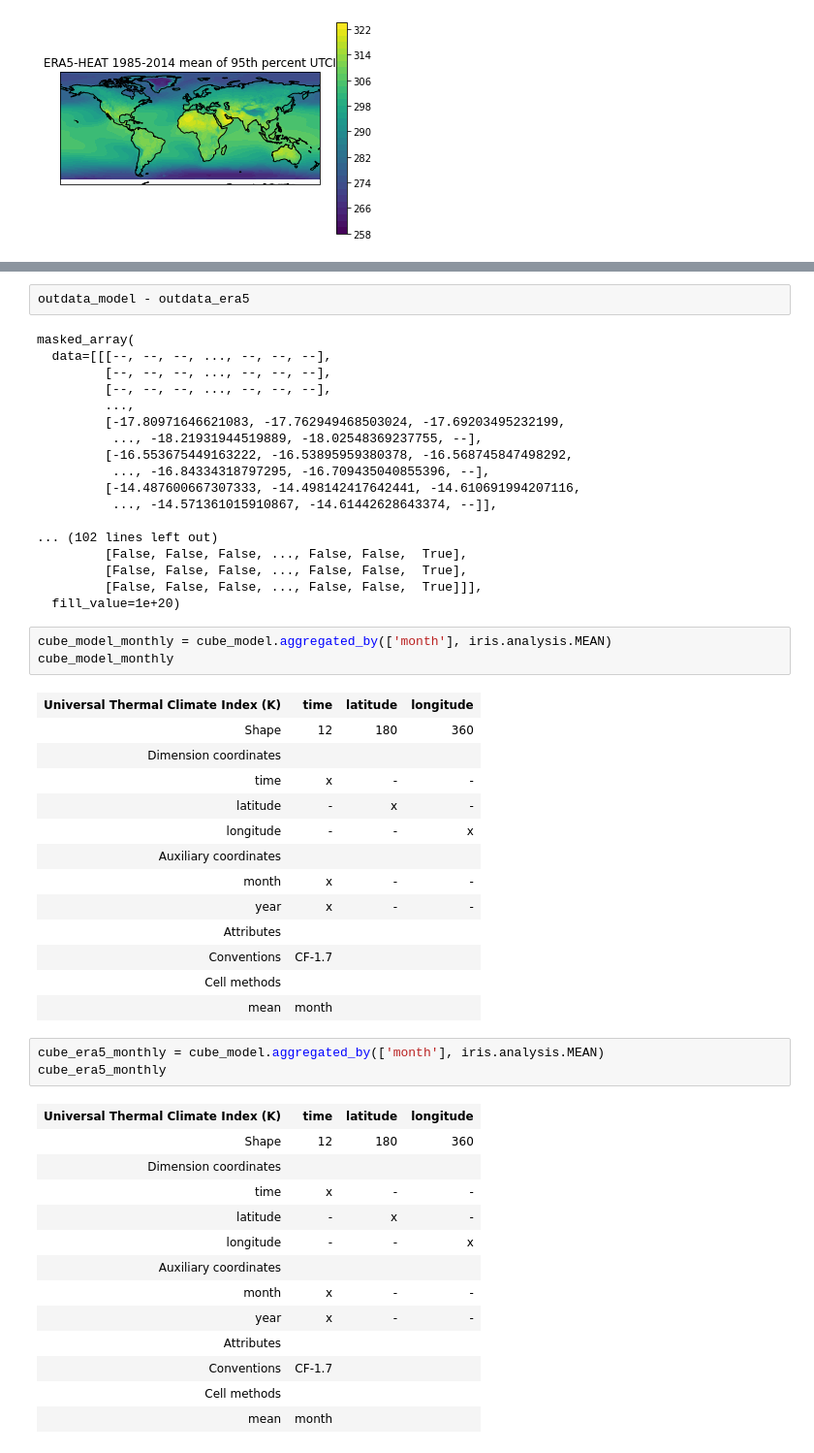
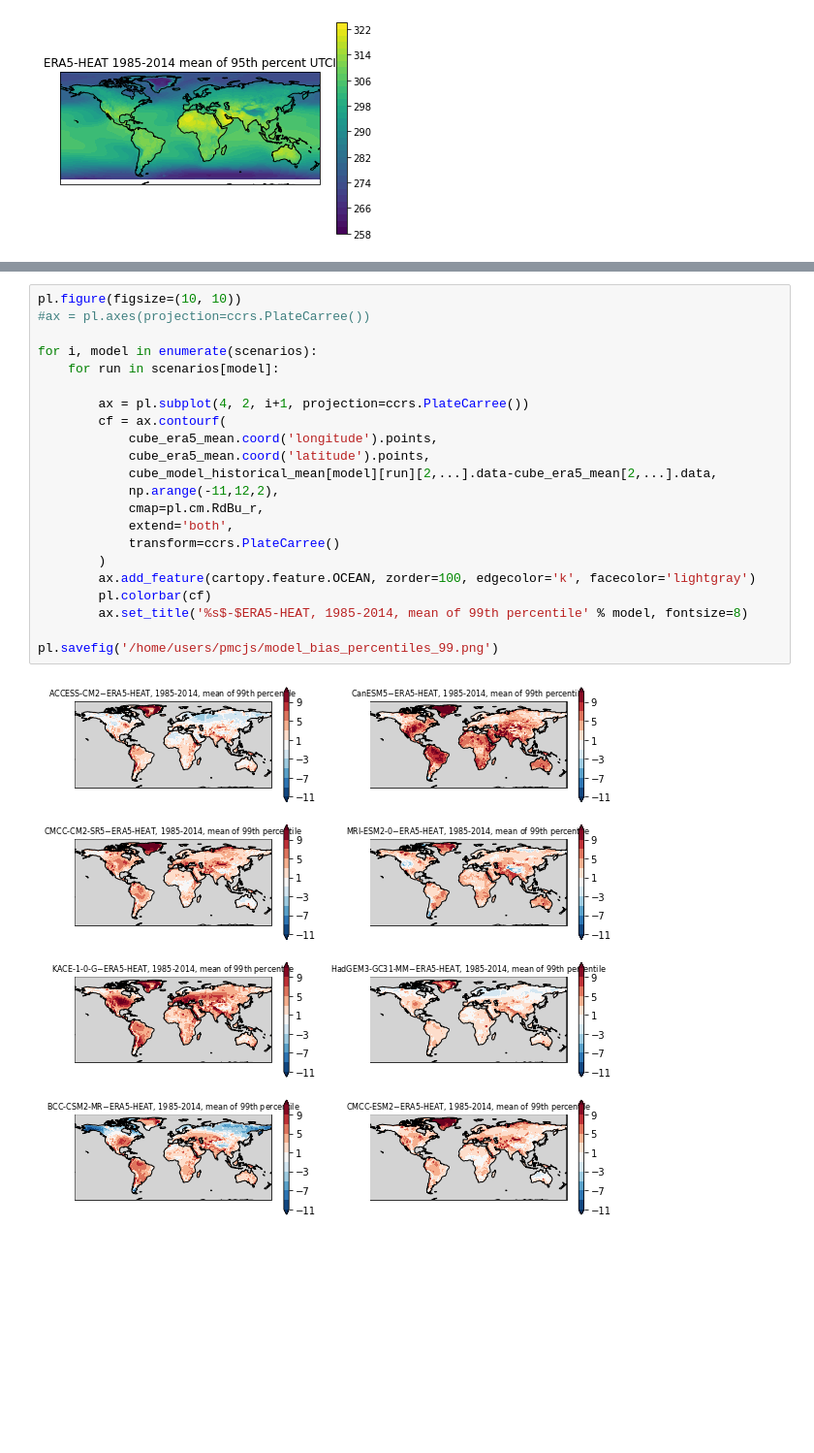
Before and after one commit to chrisroadmap/heatstress, a Jupyter notebook: notebooks/bias-correct-percentiles.ipynb, the cells around one changed output, grey strips where cells are left out. Shown at 97% size. Cells and saved outputs as stored; diff of their text form; blank space fills up the shorter version.

```diff
--- a/notebooks/bias-correct-percentiles.ipynb
+++ b/notebooks/bias-correct-percentiles.ipynb
@@ -190,54 +197,24 @@ cube_model_month# - cube_era5_month
-# %%
-outdata_model - outdata_era5
-# %% [output]
-masked_array(
-  data=[[[--, --, --, ..., --, --, --],
-         [--, --, --, ..., --, --, --],
-         [--, --, --, ..., --, --, --],
-         ...,
-         [-17.80971646621083, -17.762949468503024, -17.69203495232199,
-          ..., -18.21931944519889, -18.02548369237755, --],
-         [-16.553675449163222, -16.53895959380378, -16.568745847498292,
-          ..., -16.84334318797295, -16.709435040855396, --],
-         [-14.487600667307333, -14.498142417642441, -14.610691994207116,
-          ..., -14.571361015910867, -14.61442628643374, --]],
-
-... (102 lines left out)
-         [False, False, False, ..., False, False,  True],
-         [False, False, False, ..., False, False,  True],
-         [False, False, False, ..., False, False,  True]]],
-  fill_value=1e+20)
-# %%
-cube_model_monthly = cube_model.aggregated_by(['month'], iris.analysis.MEAN)
-cube_model_monthly
-# %% [output]
-| Universal Thermal Climate Index (K) | time | latitude | longitude |
-| Shape | 12 | 180 | 360 |
-| Dimension coordinates |  |  |  |
-| time | x | - | - |
-| latitude | - | x | - |
-| longitude | - | - | x |
-| Auxiliary coordinates |  |  |  |
-| month | x | - | - |
-| year | x | - | - |
-| Attributes |  |  |  |
-| Conventions | CF-1.7 |  |  |
-| Cell methods |  |  |  |
-| mean | month |  |  |
-# %%
-cube_era5_monthly = cube_model.aggregated_by(['month'], iris.analysis.MEAN)
-cube_era5_monthly
-# %% [output]
-| Universal Thermal Climate Index (K) | time | latitude | longitude |
-| Shape | 12 | 180 | 360 |
-| Dimension coordinates |  |  |  |
-| time | x | - | - |
-| latitude | - | x | - |
-| longitude | - | - | x |
-| Auxiliary coordinates |  |  |  |
-| month | x | - | - |
-| year | x | - | - |
-| Attributes |  |  |  |
-| Conventions | CF-1.7 |  |  |
-| Cell methods |  |  |  |
-| mean | month |  |  |
+# %%
+pl.figure(figsize=(10, 10))
+#ax = pl.axes(projection=ccrs.PlateCarree())
+
+for i, model in enumerate(scenarios):
+    for run in scenarios[model]:
+
+        ax = pl.subplot(4, 2, i+1, projection=ccrs.PlateCarree())
+        cf = ax.contourf(
+            cube_era5_mean.coord('longitude').points,
+            cube_era5_mean.coord('latitude').points,
+            cube_model_historical_mean[model][run][2,...].data-cube_era5_mean[2,...].data,
+            np.arange(-11,12,2),
+            cmap=pl.cm.RdBu_r,
+            extend='both',
+            transform=ccrs.PlateCarree()
+        )
+        ax.add_feature(cartopy.feature.OCEAN, zorder=100, edgecolor='k', facecolor='lightgray')
+        pl.colorbar(cf)
+        ax.set_title('%s$-$ERA5-HEAT, 1985-2014, mean of 99th percentile' % model, fontsize=8)
+
+pl.savefig('/home/users/pmcjs/model_bias_percentiles_99.png')
+# %% [output]
+[figure, added]
```
Also changed, not shown: parts of 10 cells of this notebook, 1 other file.
